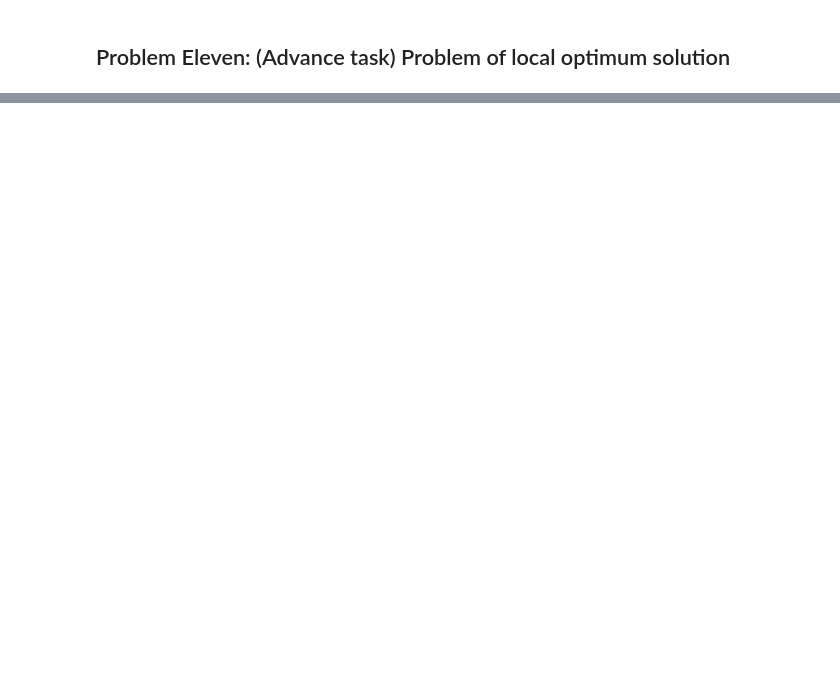
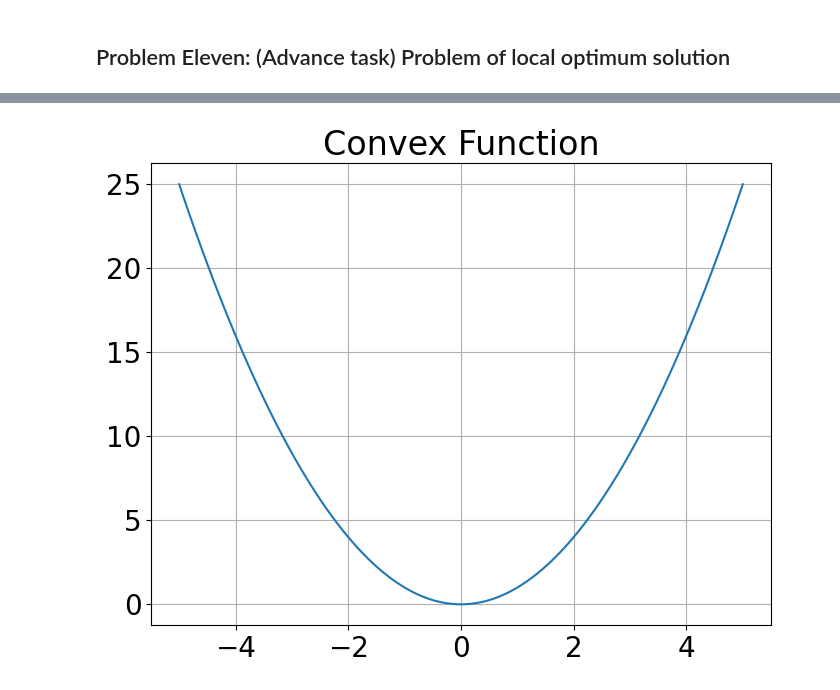
Before and after one commit to andervies/divic-corp-machine-learning-course, a Jupyter notebook: assignment17/Linear Regression Series.ipynb, the cells around one changed output, grey strips where cells are left out. Cells and saved outputs as stored; diff of their text form; code cells hidden in the pictures; blank space fills up the shorter version.

```diff
--- a/assignment17/Linear Regression Series.ipynb
+++ b/assignment17/Linear Regression Series.ipynb
@@ -550,0 +586,17 @@ def coef_determination(y, pred):
+# %%
+# Define a convex function
+def convex_function(x):
+    return x**2
+
+# Generate data points for plotting
+x_values = np.linspace(-5, 5, 100)
+y_values = convex_function(x_values)
+
+# Plot the convex function
+plt.figure(figsize=(8, 6))
+plt.plot(x_values, y_values, label='Convex Function')
+plt.title('Convex Function')
+plt.grid(True)
+plt.show()
+# %% [output]
+[figure, added]
```
Also changed, not shown: parts of 16 cells of this notebook.
